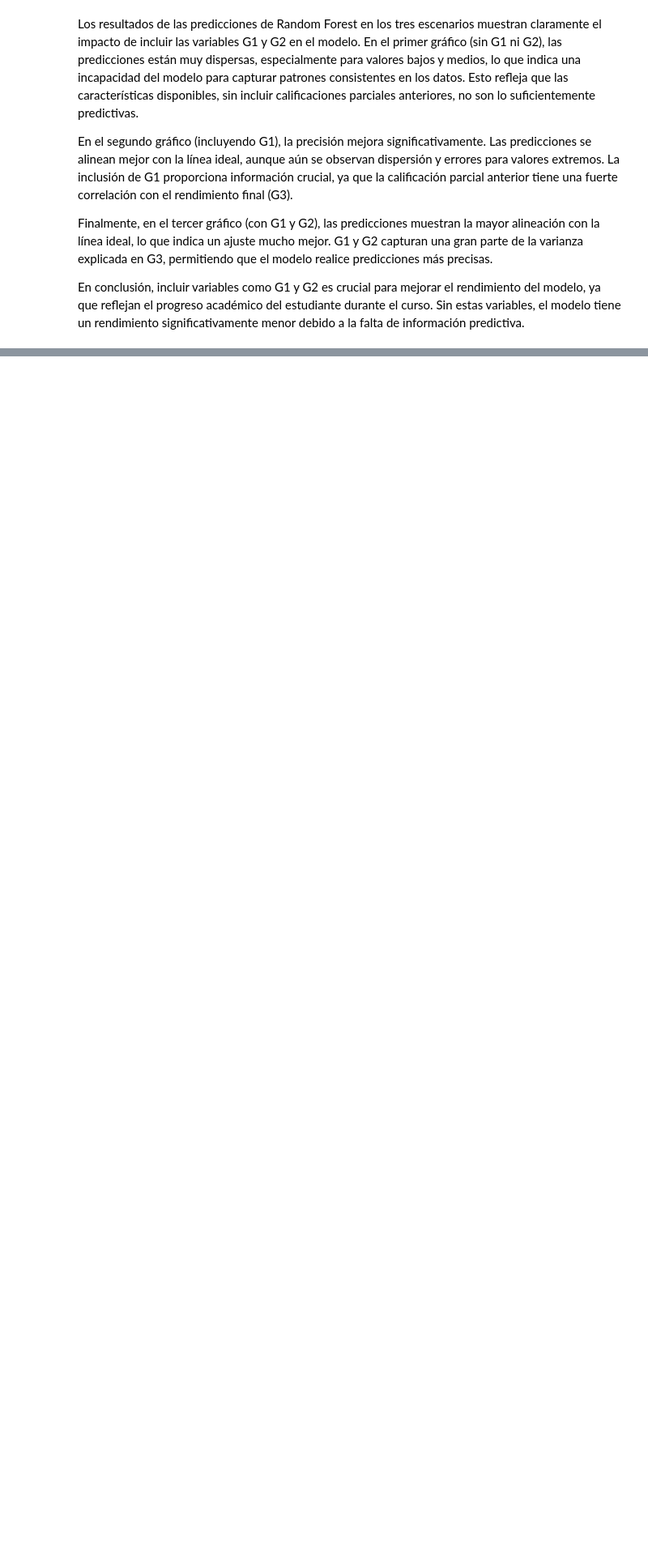
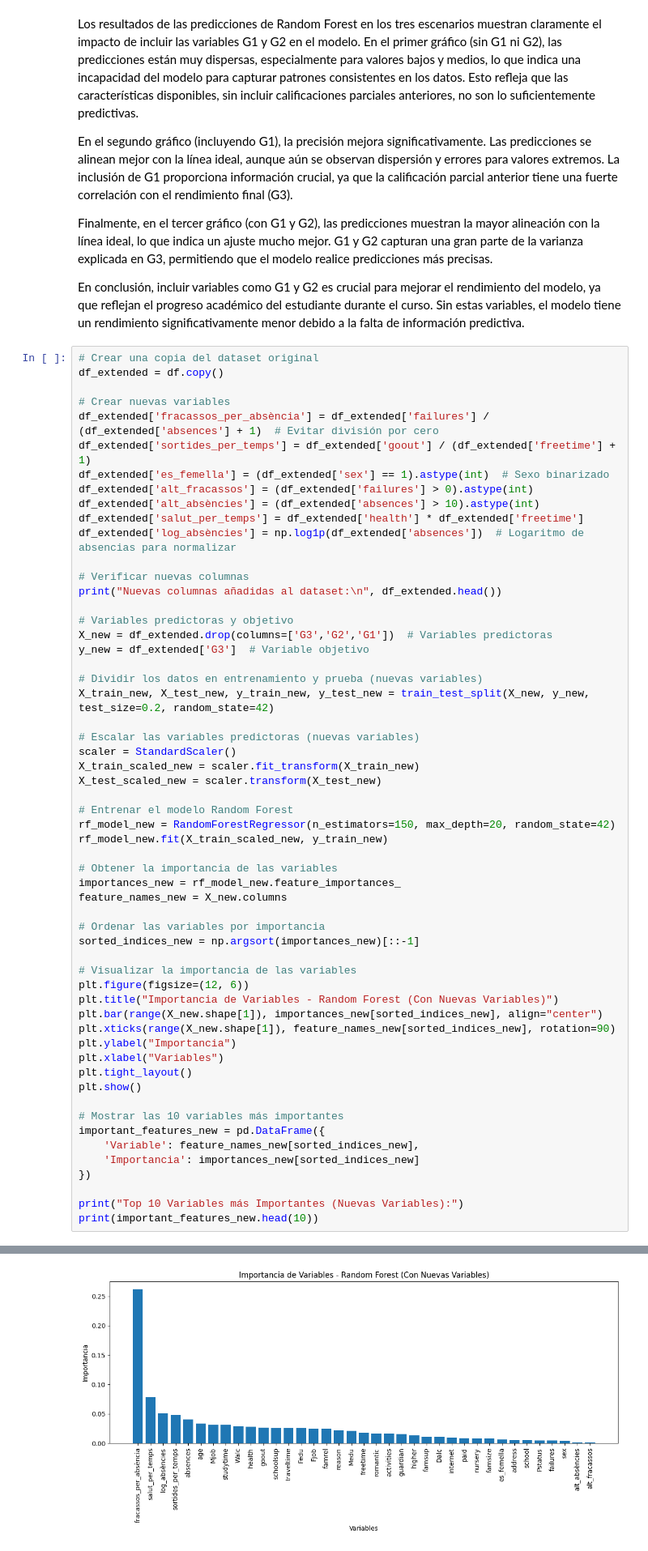
Before and after one commit to DCC-UAB/ACproject-9-grup, a Jupyter notebook: g3/FINAL_NOTEBOOK.ipynb, the cells around one changed output, grey strips where cells are left out. Shown at 81% size. Cells and saved outputs as stored; diff of their text form; blank space fills up the shorter version.

Commit message:
incluyendi nuevas varibles

```diff
--- a/g3/FINAL_NOTEBOOK.ipynb
+++ b/g3/FINAL_NOTEBOOK.ipynb
@@ -1634,3 +1634,61 @@ En el segundo gráfico (incluyendo G1), la precisión mejora significativamente.
 Finalmente, en el tercer gráfico (con G1 y G2), las predicciones muestran la mayor alineación con la línea ideal, lo que indica un ajuste mucho mejor. G1 y G2 capturan una gran parte de la varianza explicada en G3, permitiendo que el modelo realice predicciones más precisas.
 
 En conclusión, incluir variables como G1 y G2 es crucial para mejorar el rendimiento del modelo, ya que reflejan el progreso académico del estudiante durante el curso. Sin estas variables, el modelo tiene un rendimiento significativamente menor debido a la falta de información predictiva.
+# %%
+# Crear una copia del dataset original
+df_extended = df.copy()
+
+# Crear nuevas variables
+df_extended['fracassos_per_absència'] = df_extended['failures'] / (df_extended['absences'] + 1)  # Evitar división por cero
+df_extended['sortides_per_temps'] = df_extended['goout'] / (df_extended['freetime'] + 1)
+df_extended['es_femella'] = (df_extended['sex'] == 1).astype(int)  # Sexo binarizado
+df_extended['alt_fracassos'] = (df_extended['failures'] > 0).astype(int)
+df_extended['alt_absències'] = (df_extended['absences'] > 10).astype(int)
+df_extended['salut_per_temps'] = df_extended['health'] * df_extended['freetime']
+df_extended['log_absències'] = np.log1p(df_extended['absences'])  # Logaritmo de absencias para normalizar
+
+# Verificar nuevas columnas
+print("Nuevas columnas añadidas al dataset:\n", df_extended.head())
+
+# Variables predictoras y objetivo
+X_new = df_extended.drop(columns=['G3','G2','G1'])  # Variables predictoras
+y_new = df_extended['G3']  # Variable objetivo
+
+# Dividir los datos en entrenamiento y prueba (nuevas variables)
+X_train_new, X_test_new, y_train_new, y_test_new = train_test_split(X_new, y_new, test_size=0.2, random_state=42)
+
+# Escalar las variables predictoras (nuevas variables)
+scaler = StandardScaler()
+X_train_scaled_new = scaler.fit_transform(X_train_new)
+X_test_scaled_new = scaler.transform(X_test_new)
+
+# Entrenar el modelo Random Forest
+rf_model_new = RandomForestRegressor(n_estimators=150, max_depth=20, random_state=42)
+rf_model_new.fit(X_train_scaled_new, y_train_new)
+
+# Obtener la importancia de las variables
+importances_new = rf_model_new.feature_importances_
+feature_names_new = X_new.columns
+
+# Ordenar las variables por importancia
+sorted_indices_new = np.argsort(importances_new)[::-1]
+
+# Visualizar la importancia de las variables
+plt.figure(figsize=(12, 6))
+plt.title("Importancia de Variables - Random Forest (Con Nuevas Variables)")
+plt.bar(range(X_new.shape[1]), importances_new[sorted_indices_new], align="center")
+plt.xticks(range(X_new.shape[1]), feature_names_new[sorted_indices_new], rotation=90)
+plt.ylabel("Importancia")
+plt.xlabel("Variables")
+plt.tight_layout()
+plt.show()
+
+# Mostrar las 10 variables más importantes
+important_features_new = pd.DataFrame({
+    'Variable': feature_names_new[sorted_indices_new],
+    'Importancia': importances_new[sorted_indices_new]
+})
+
+print("Top 10 Variables más Importantes (Nuevas Variables):")
+print(important_features_new.head(10))
+# %% [output]
@@ -1636,0 +1712 @@ En conclusión, incluir variables como G1 y G2 es crucial para mejorar el rendim
+[figure, added]
```
Also changed, not shown: parts of 3 cells of this notebook, 3 other files.
